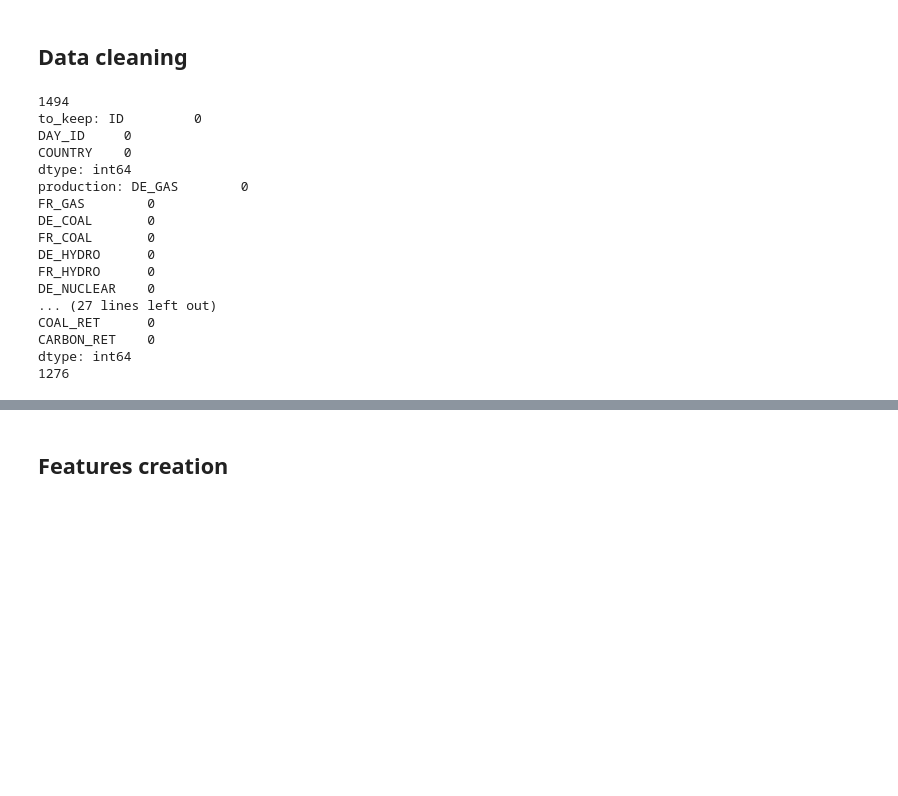
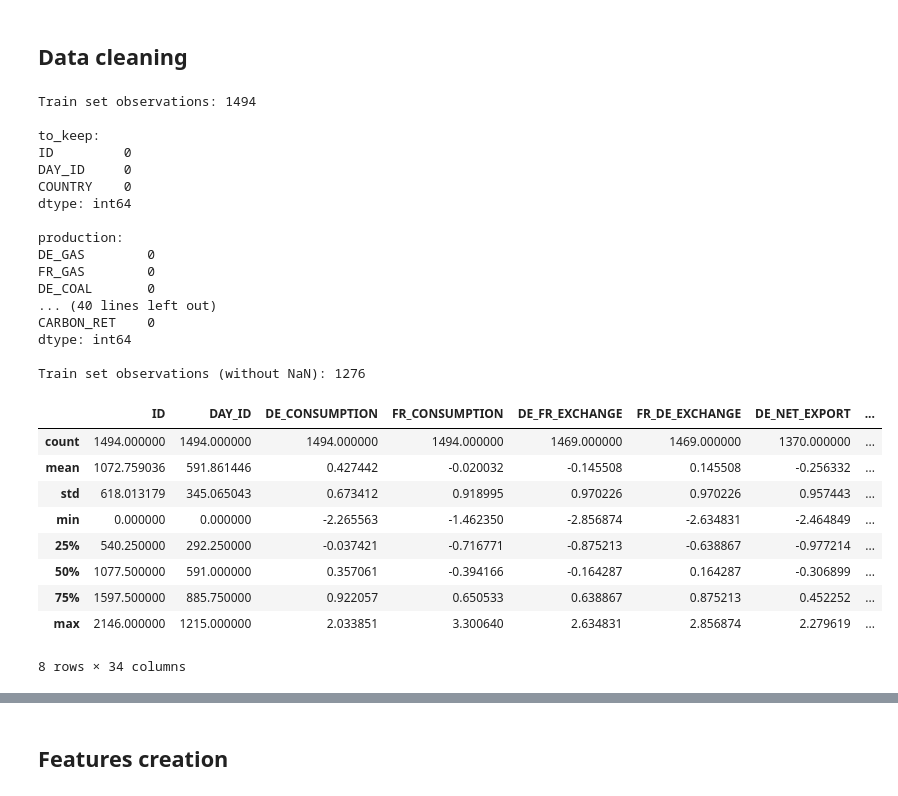
Before and after one commit to hugoser10/explaining-electricity-prices, a Jupyter notebook: main.ipynb, the cells around one changed output, grey strips where cells are left out. Drawn from its saved outputs; the diff is of its cells as text; code cells hidden in the pictures; blank space fills up the shorter version.

Commit message:
stats + outliers + data directory

```diff
--- a/main.ipynb
+++ b/main.ipynb
@@ -7,3 +9,8 @@ import matplotlib.pyplot as plt
 from sklearn.preprocessing import StandardScaler
 from sklearn.linear_model import LinearRegression, Ridge, Lasso
 from scipy.stats import spearmanr
+# %%
+# Directories
+ROOT_DIR = os.path.abspath("")
+DATA_DIR = os.path.join(ROOT_DIR, "data/")
+print(DATA_DIR)
@@ -37,8 +46,8 @@ Après ce bref tour d'horizon, on comprend bien que les marchés de l'électrici
 ## Data Import
 # %%
 # Importation des données
-X_train = pd.read_csv("X_train.csv")
-y_train = pd.read_csv("y_train.csv")
-X_test = pd.read_csv("X_test.csv")
-y_test = pd.read_csv("y_test_example.csv")
+X_train = pd.read_csv(DATA_DIR + "X_train.csv")
+y_train = pd.read_csv(DATA_DIR + "y_train.csv")
+X_test = pd.read_csv(DATA_DIR + "X_test.csv")
+y_test = pd.read_csv(DATA_DIR + "y_test_example.csv")
 # %%
@@ -113,26 +96,41 @@ Corrélation (Spearman) pour les données de test : -0.6%
 ## Data cleaning
 # %%
 # Affichage du nombre de valeurs manquantes par colonne
-print(len(X_train))
+x = X_train.copy()
+print(f"Train set observations: {len(x)}\n")
 for key in columns_dict.keys():
-    print(f"{key}: {X_train[columns_dict[key]].isna().sum()}")
+    print(f"{key}:\n{x[columns_dict[key]].isna().sum()}\n")
 
-print(len(X_train.dropna(how="any")))
+print(f"Train set observations (without NaN): {len(x.dropna(how='any'))}")
 # %% [output]
-1494
-to_keep: ID         0
+Train set observations: 1494
+
+to_keep:
+ID         0
 DAY_ID     0
 COUNTRY    0
 dtype: int64
-production: DE_GAS        0
+
+production:
+DE_GAS        0
 FR_GAS        0
 DE_COAL       0
-FR_COAL       0
-DE_HYDRO      0
-FR_HYDRO      0
-DE_NUCLEAR    0
-... (27 lines left out)
-COAL_RET      0
+... (40 lines left out)
 CARBON_RET    0
 dtype: int64
-1276
+
+Train set observations (without NaN): 1276
+# %%
+# Statistiques descriptives
+pd.DataFrame(X_train).describe()
+# %% [output]
+|  | ID | DAY_ID | DE_CONSUMPTION | FR_CONSUMPTION | DE_FR_EXCHANGE | FR_DE_EXCHANGE | DE_NET_EXPORT | ... |
+| count | 1494.000000 | 1494.000000 | 1494.000000 | 1494.000000 | 1469.000000 | 1469.000000 | 1370.000000 | ... |
+| mean | 1072.759036 | 591.861446 | 0.427442 | -0.020032 | -0.145508 | 0.145508 | -0.256332 | ... |
+| std | 618.013179 | 345.065043 | 0.673412 | 0.918995 | 0.970226 | 0.970226 | 0.957443 | ... |
+| min | 0.000000 | 0.000000 | -2.265563 | -1.462350 | -2.856874 | -2.634831 | -2.464849 | ... |
+| 25% | 540.250000 | 292.250000 | -0.037421 | -0.716771 | -0.875213 | -0.638867 | -0.977214 | ... |
+| 50% | 1077.500000 | 591.000000 | 0.357061 | -0.394166 | -0.164287 | 0.164287 | -0.306899 | ... |
+| 75% | 1597.500000 | 885.750000 | 0.922057 | 0.650533 | 0.638867 | 0.875213 | 0.452252 | ... |
+| max | 2146.000000 | 1215.000000 | 2.033851 | 3.300640 | 2.634831 | 2.856874 | 2.279619 | ... |
+8 rows × 34 columns
```
Also changed, not shown: parts of 7 cells of this notebook, 5 other files.
